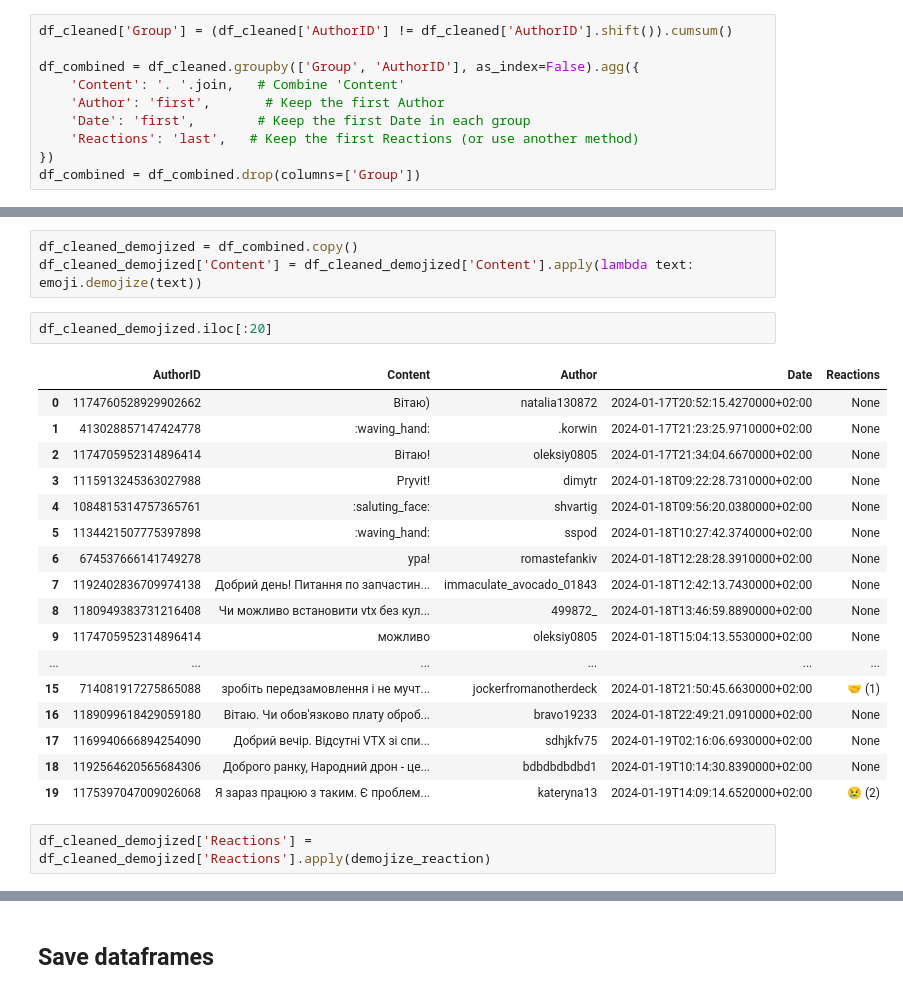
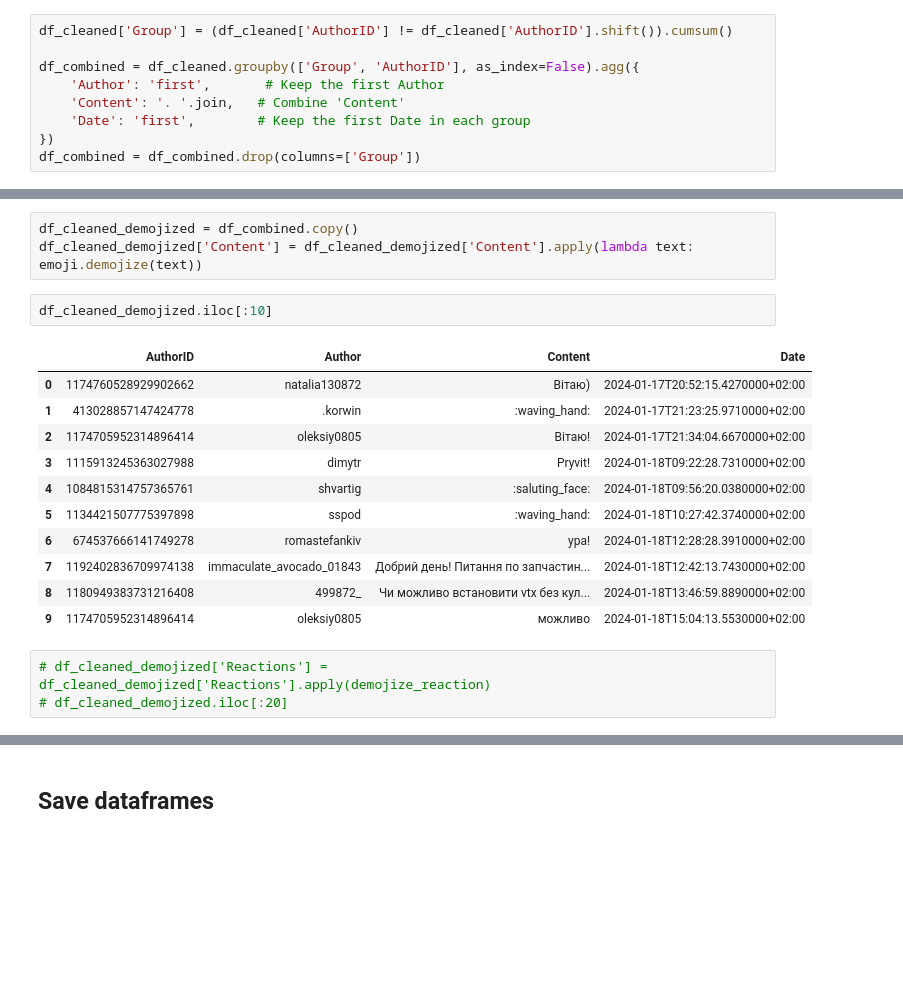
Before and after one commit to nosenko-mi/discord_channels, a Jupyter notebook: scripts/prepare_data.ipynb, the cells around one changed output, grey strips where cells are left out. Drawn from its saved outputs; the diff is of its cells as text; blank space fills up the shorter version.

```diff
--- a/scripts/prepare_data.ipynb
+++ b/scripts/prepare_data.ipynb
@@ -108,10 +108,9 @@ df_cleaned.iloc[:20]
 df_cleaned['Group'] = (df_cleaned['AuthorID'] != df_cleaned['AuthorID'].shift()).cumsum()
 
 df_combined = df_cleaned.groupby(['Group', 'AuthorID'], as_index=False).agg({
+    'Author': 'first',       # Keep the first Author
     'Content': '. '.join,   # Combine 'Content'
-    'Author': 'first',       # Keep the first Author
     'Date': 'first',        # Keep the first Date in each group
-    'Reactions': 'last',   # Keep the first Reactions (or use another method)
 })
 df_combined = df_combined.drop(columns=['Group'])
 # %% [output]
@@ -179,24 +171,19 @@ df_cleaned_no_emojis.iloc[:20]
 df_cleaned_demojized = df_combined.copy()
 df_cleaned_demojized['Content'] = df_cleaned_demojized['Content'].apply(lambda text: emoji.demojize(text))
 # %%
-df_cleaned_demojized.iloc[:20]
+df_cleaned_demojized.iloc[:10]
 # %% [output]
-|  | AuthorID | Content | Author | Date | Reactions |
-| 0 | 1174760528929902662 | Вітаю) | natalia130872 | 2024-01-17T20:52:15.4270000+02:00 | None |
-| 1 | 413028857147424778 | :waving_hand: | .korwin | 2024-01-17T21:23:25.9710000+02:00 | None |
-| 2 | 1174705952314896414 | Вітаю! | oleksiy0805 | 2024-01-17T21:34:04.6670000+02:00 | None |
-| 3 | 1115913245363027988 | Pryvit! | dimytr | 2024-01-18T09:22:28.7310000+02:00 | None |
-| 4 | 1084815314757365761 | :saluting_face: | shvartig | 2024-01-18T09:56:20.0380000+02:00 | None |
-| 5 | 1134421507775397898 | :waving_hand: | sspod | 2024-01-18T10:27:42.3740000+02:00 | None |
-| 6 | 674537666141749278 | ура! | romastefankiv | 2024-01-18T12:28:28.3910000+02:00 | None |
-| 7 | 1192402836709974138 | Добрий день! Питання по запчастин... | immaculate_avocado_01843 | 2024-01-18T12:42:13.7430000+02:00 | None |
-| 8 | 1180949383731216408 | Чи можливо встановити vtx без кул... | 499872_ | 2024-01-18T13:46:59.8890000+02:00 | None |
-| 9 | 1174705952314896414 | можливо | oleksiy0805 | 2024-01-18T15:04:13.5530000+02:00 | None |
-| ... | ... | ... | ... | ... | ... |
-| 15 | 714081917275865088 | зробіть передзамовлення і не мучт... | jockerfromanotherdeck | 2024-01-18T21:50:45.6630000+02:00 | 🤝 (1) |
-| 16 | 1189099618429059180 | Вітаю. Чи обов'язково плату оброб... | bravo19233 | 2024-01-18T22:49:21.0910000+02:00 | None |
-| 17 | 1169940666894254090 | Добрий вечір. Відсутні VTX зі спи... | sdhjkfv75 | 2024-01-19T02:16:06.6930000+02:00 | None |
-| 18 | 1192564620565684306 | Доброго ранку, Народний дрон - це... | bdbdbdbdbd1 | 2024-01-19T10:14:30.8390000+02:00 | None |
-| 19 | 1175397047009026068 | Я зараз працюю з таким. Є проблем... | kateryna13 | 2024-01-19T14:09:14.6520000+02:00 | 😢 (2) |
+|  | AuthorID | Author | Content | Date |
+| 0 | 1174760528929902662 | natalia130872 | Вітаю) | 2024-01-17T20:52:15.4270000+02:00 |
+| 1 | 413028857147424778 | .korwin | :waving_hand: | 2024-01-17T21:23:25.9710000+02:00 |
+| 2 | 1174705952314896414 | oleksiy0805 | Вітаю! | 2024-01-17T21:34:04.6670000+02:00 |
+| 3 | 1115913245363027988 | dimytr | Pryvit! | 2024-01-18T09:22:28.7310000+02:00 |
+| 4 | 1084815314757365761 | shvartig | :saluting_face: | 2024-01-18T09:56:20.0380000+02:00 |
+| 5 | 1134421507775397898 | sspod | :waving_hand: | 2024-01-18T10:27:42.3740000+02:00 |
+| 6 | 674537666141749278 | romastefankiv | ура! | 2024-01-18T12:28:28.3910000+02:00 |
+| 7 | 1192402836709974138 | immaculate_avocado_01843 | Добрий день! Питання по запчастин... | 2024-01-18T12:42:13.7430000+02:00 |
+| 8 | 1180949383731216408 | 499872_ | Чи можливо встановити vtx без кул... | 2024-01-18T13:46:59.8890000+02:00 |
+| 9 | 1174705952314896414 | oleksiy0805 | можливо | 2024-01-18T15:04:13.5530000+02:00 |
 # %%
-df_cleaned_demojized['Reactions'] = df_cleaned_demojized['Reactions'].apply(demojize_reaction)
+# df_cleaned_demojized['Reactions'] = df_cleaned_demojized['Reactions'].apply(demojize_reaction)
+# df_cleaned_demojized.iloc[:20]
```
Also changed, not shown: parts of 20 cells of this notebook, 1 other file.
